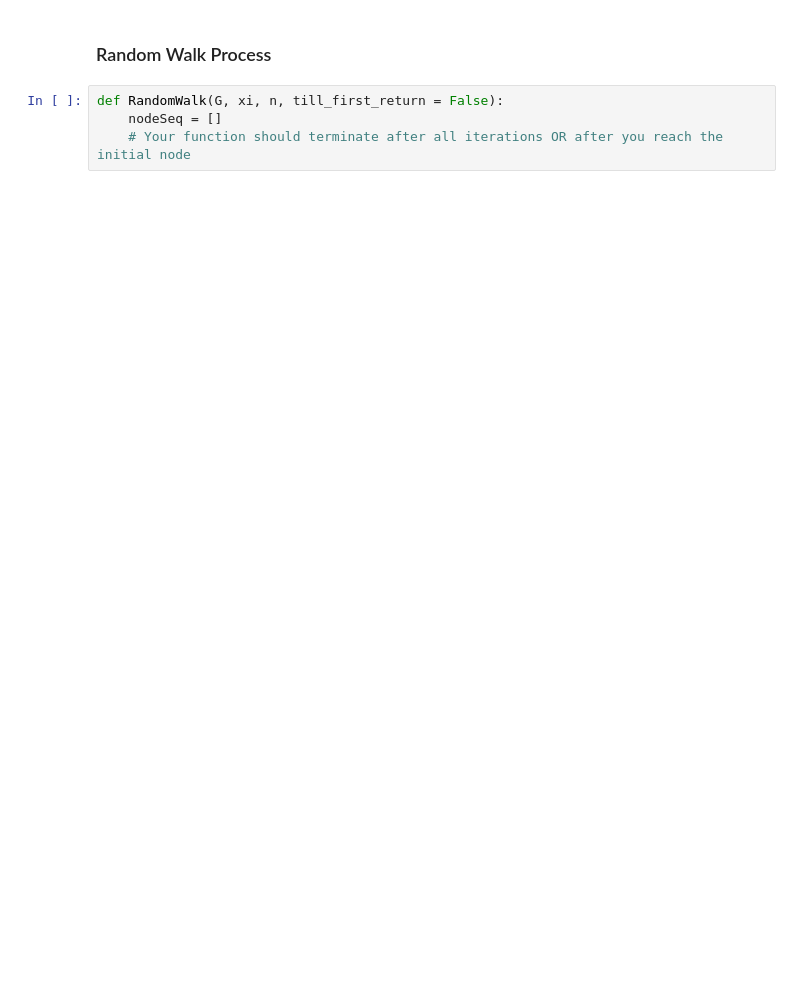
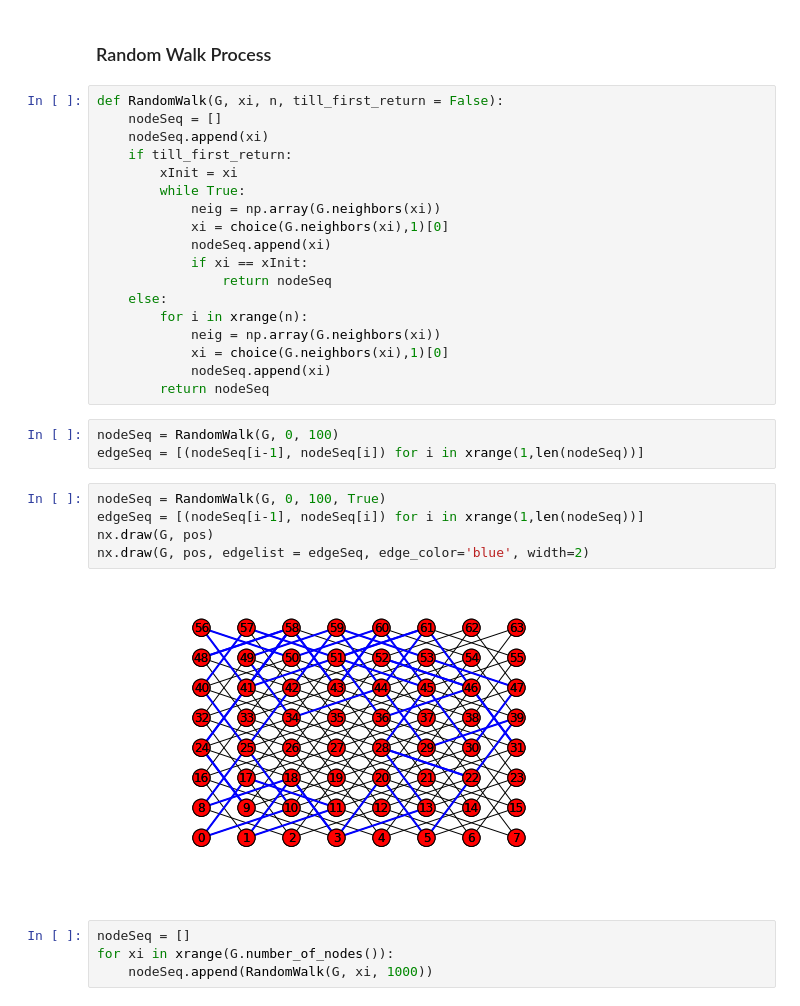
Before and after one commit to shestakoff/social_ntwks, a Jupyter notebook: random_walk.ipynb, the cells around one changed output. Saved outputs shown, nothing was run; the diff lists cells and outputs as text; blank space fills up the shorter version.

Commit message:
Random Walk Modelling

```diff
--- a/random_walk.ipynb
+++ b/random_walk.ipynb
@@ -35,6 +59,34 @@ nx.draw(G, pos, edgelist = edgeSeq, edge_color='blue', width=2)
 # %% [markdown]
 ### Random Walk Process
-# %%
-def RandomWalk(G, xi, n, till_first_return = False):
-    nodeSeq = []
-    # Your function should terminate after all iterations OR after you reach the initial node
+# %%
+def RandomWalk(G, xi, n, till_first_return = False):
+    nodeSeq = []
+    nodeSeq.append(xi)
+    if till_first_return:
+        xInit = xi
+        while True:
+            neig = np.array(G.neighbors(xi))
+            xi = choice(G.neighbors(xi),1)[0]
+            nodeSeq.append(xi)
+            if xi == xInit:
+                return nodeSeq
+    else:
+        for i in xrange(n):
+            neig = np.array(G.neighbors(xi))
+            xi = choice(G.neighbors(xi),1)[0]
+            nodeSeq.append(xi)
+        return nodeSeq
+# %%
+nodeSeq = RandomWalk(G, 0, 100)
+edgeSeq = [(nodeSeq[i-1], nodeSeq[i]) for i in xrange(1,len(nodeSeq))]
+# %%
+nodeSeq = RandomWalk(G, 0, 100, True)
+edgeSeq = [(nodeSeq[i-1], nodeSeq[i]) for i in xrange(1,len(nodeSeq))]
+nx.draw(G, pos)
+nx.draw(G, pos, edgelist = edgeSeq, edge_color='blue', width=2)
+# %% [output]
+[figure, added]
+# %%
+nodeSeq = []
+for xi in xrange(G.number_of_nodes()):
+    nodeSeq.append(RandomWalk(G, xi, 1000))
```
Also changed, not shown: parts of 10 cells of this notebook.
